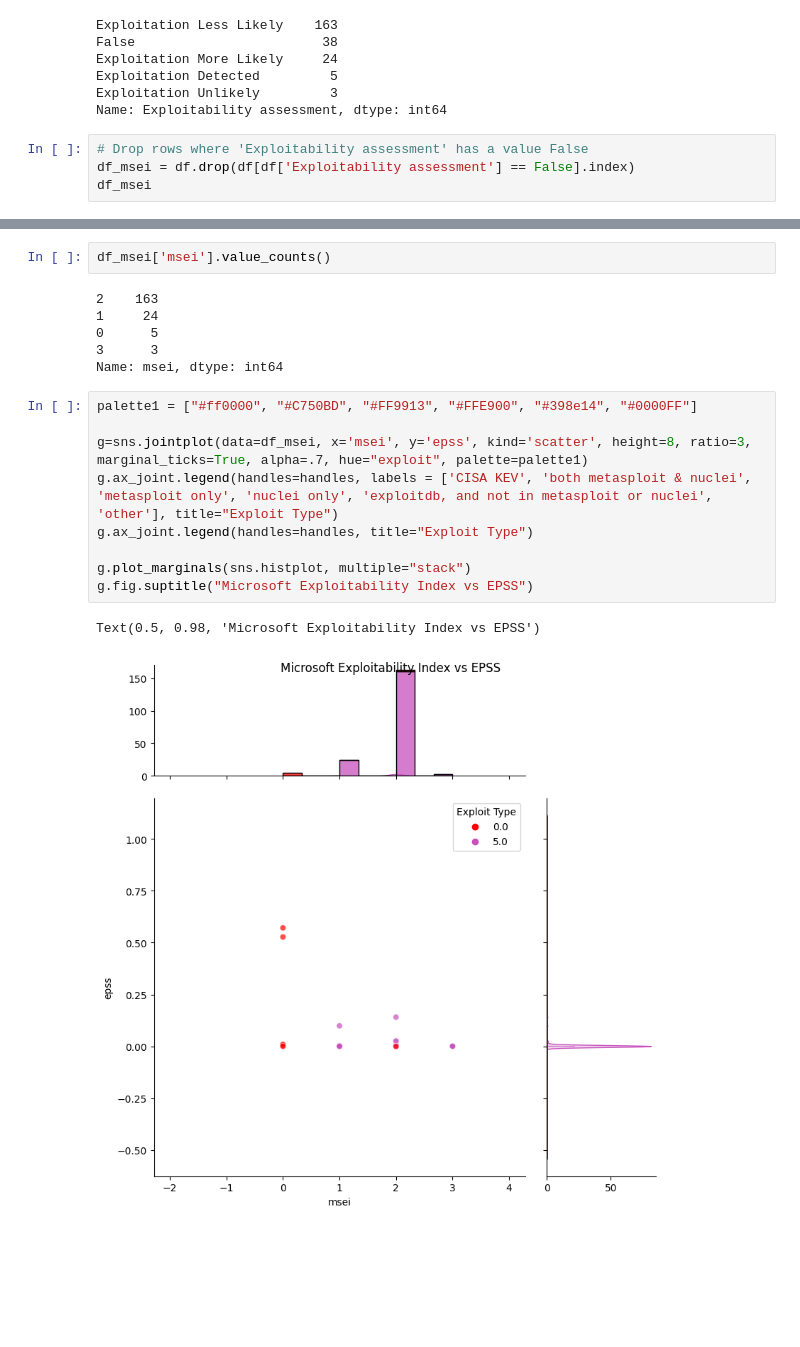
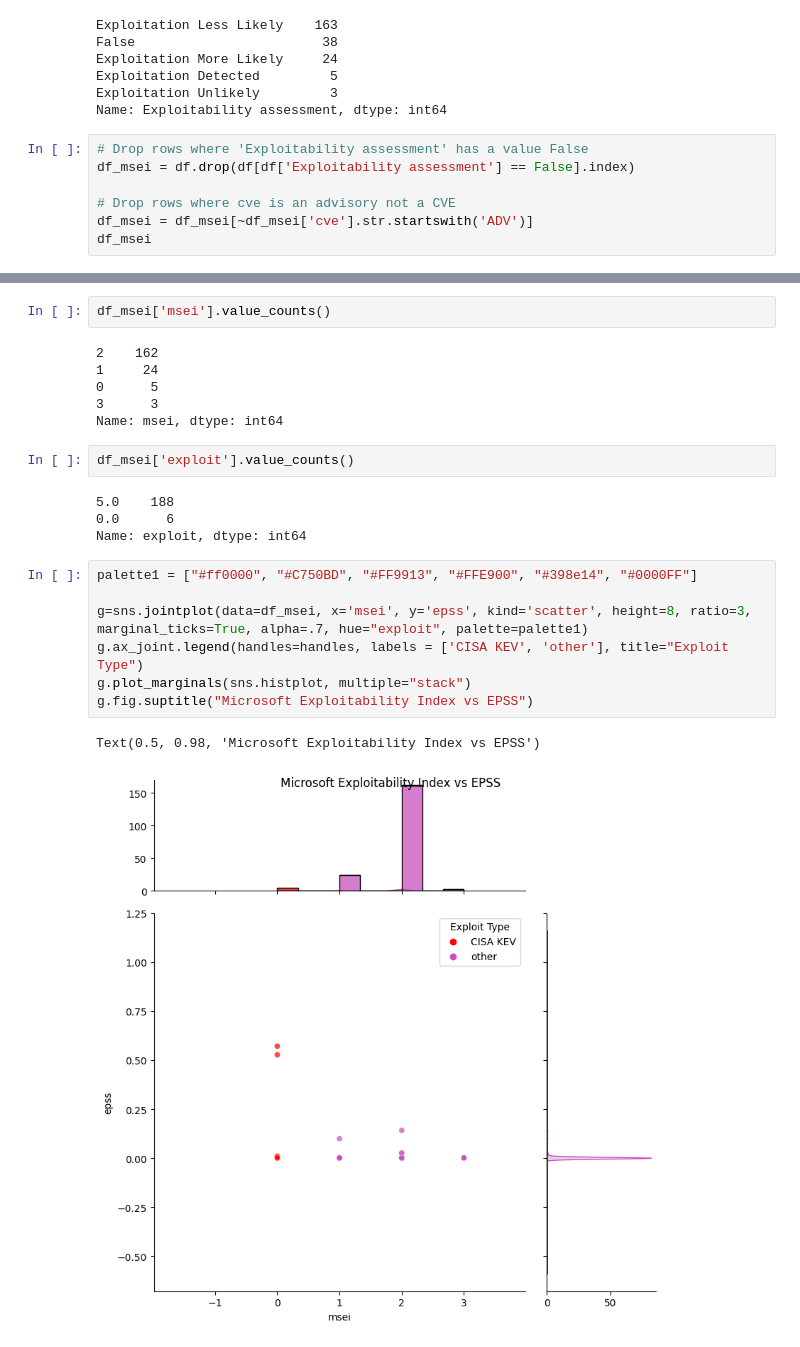
Before and after one commit to RiskBasedPrioritization/RiskBasedPrioritizationAnalysis, a Jupyter notebook: analysis/msrc.ipynb, the cells around one changed output, grey strips where cells are left out. Cells and saved outputs as stored; diff of their text form; blank space fills up the shorter version.

```diff
--- a/analysis/msrc.ipynb
+++ b/analysis/msrc.ipynb
@@ -86,6 +86,9 @@ Name: Exploitability assessment, dtype: int64
 # %%
 # Drop rows where 'Exploitability assessment' has a value False
 df_msei = df.drop(df[df['Exploitability assessment'] == False].index)
+
+# Drop rows where cve is an advisory not a CVE
+df_msei = df_msei[~df_msei['cve'].str.startswith('ADV')]
 df_msei
 # %% [output]
 |  | cve | Exploitability assessment | Exploited | Impact | Max Severity | baseScore | attackComplexity | ... |
@@ -127,20 +150,24 @@ df_msei
 # %%
 df_msei['msei'].value_counts()
 # %% [output]
-2    163
+2    162
 1     24
 0      5
 3      3
 Name: msei, dtype: int64
+# %%
+df_msei['exploit'].value_counts()
+# %% [output]
+5.0    188
+0.0      6
+Name: exploit, dtype: int64
 # %%
 palette1 = ["#ff0000", "#C750BD", "#FF9913", "#FFE900", "#398e14", "#0000FF"]
 
 g=sns.jointplot(data=df_msei, x='msei', y='epss', kind='scatter', height=8, ratio=3, marginal_ticks=True, alpha=.7, hue="exploit", palette=palette1)
-g.ax_joint.legend(handles=handles, labels = ['CISA KEV', 'both metasploit & nuclei', 'metasploit only', 'nuclei only', 'exploitdb, and not in metasploit or nuclei', 'other'], title="Exploit Type")
-g.ax_joint.legend(handles=handles, title="Exploit Type")
-
+g.ax_joint.legend(handles=handles, labels = ['CISA KEV', 'other'], title="Exploit Type")
 g.plot_marginals(sns.histplot, multiple="stack")
 g.fig.suptitle("Microsoft Exploitability Index vs EPSS")
 # %% [output]
 Text(0.5, 0.98, 'Microsoft Exploitability Index vs EPSS')
-[figure, old version]
+[figure, new version]
```
Also changed, not shown: parts of 4 cells of this notebook, 3 other files.
